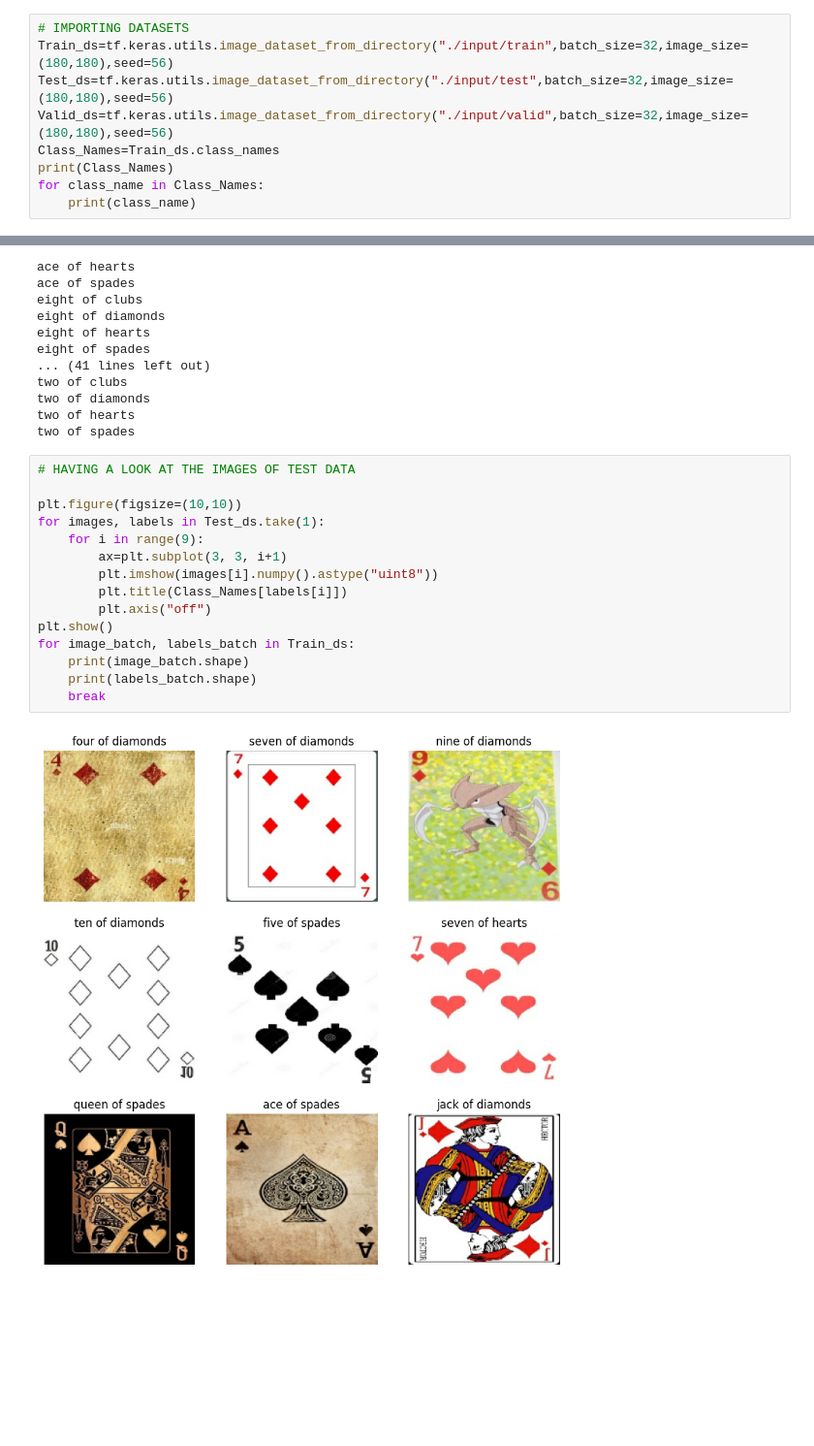
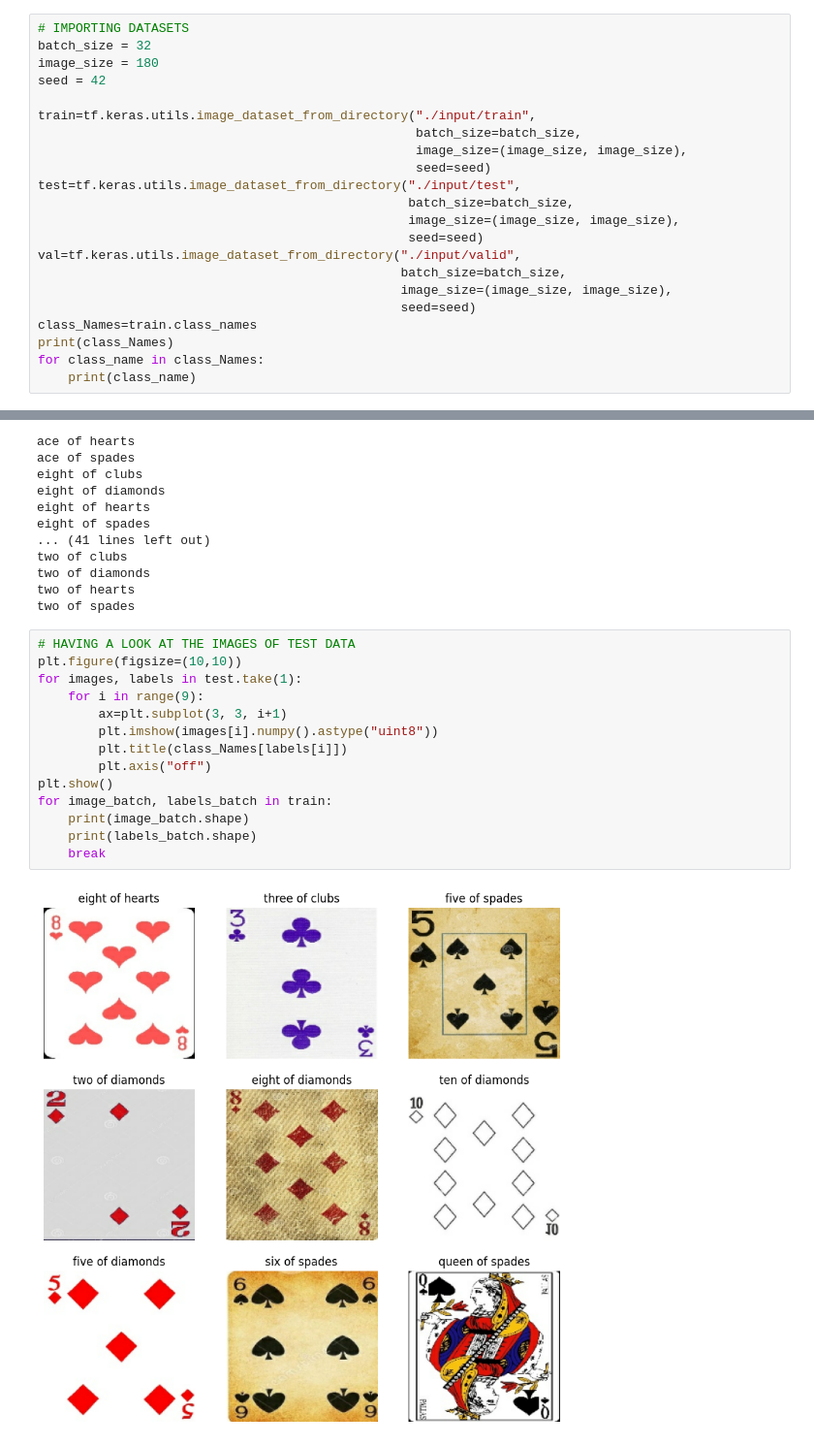
Before and after one commit to Hlebnica/WorkshopOnProfessionalActivities7Semester, a Jupyter notebook: ComputerVision/CardsImageClassification.ipynb, the cells around one changed output, grey strips where cells are left out. Shown at 97% size. Drawn from its saved outputs; the diff is of its cells as text; blank space fills up the shorter version.

```diff
--- a/ComputerVision/CardsImageClassification.ipynb
+++ b/ComputerVision/CardsImageClassification.ipynb
@@ -16,12 +15,25 @@ import matplotlib.pyplot as plt
 warnings.filterwarnings('ignore')
 # %%
 # IMPORTING DATASETS
-Train_ds=tf.keras.utils.image_dataset_from_directory("./input/train",batch_size=32,image_size=(180,180),seed=56)
-Test_ds=tf.keras.utils.image_dataset_from_directory("./input/test",batch_size=32,image_size=(180,180),seed=56)
-Valid_ds=tf.keras.utils.image_dataset_from_directory("./input/valid",batch_size=32,image_size=(180,180),seed=56)
-Class_Names=Train_ds.class_names
-print(Class_Names)
-for class_name in Class_Names:
+batch_size = 32
+image_size = 180
+seed = 42
+
+train=tf.keras.utils.image_dataset_from_directory("./input/train",
+                                                  batch_size=batch_size,
+                                                  image_size=(image_size, image_size),
+                                                  seed=seed)
+test=tf.keras.utils.image_dataset_from_directory("./input/test",
+                                                 batch_size=batch_size,
+                                                 image_size=(image_size, image_size),
+                                                 seed=seed)
+val=tf.keras.utils.image_dataset_from_directory("./input/valid",
+                                                batch_size=batch_size,
+                                                image_size=(image_size, image_size),
+                                                seed=seed)
+class_Names=train.class_names
+print(class_Names)
+for class_name in class_Names:
     print(class_name)
 # %% [output]
 Found 7624 files belonging to 53 classes.
@@ -43,21 +55,20 @@ two of hearts
 two of spades
 # %%
 # HAVING A LOOK AT THE IMAGES OF TEST DATA
-
 plt.figure(figsize=(10,10))
-for images, labels in Test_ds.take(1):
+for images, labels in test.take(1):
     for i in range(9):
         ax=plt.subplot(3, 3, i+1)
         plt.imshow(images[i].numpy().astype("uint8"))
-        plt.title(Class_Names[labels[i]])
+        plt.title(class_Names[labels[i]])
         plt.axis("off")
 plt.show()
-for image_batch, labels_batch in Train_ds:
+for image_batch, labels_batch in train:
     print(image_batch.shape)
     print(labels_batch.shape)
     break
 # %% [output]
-[figure, old version]
+[figure, new version]
 (32, 180, 180, 3)
 (32,)
 # %%
```
Also changed, not shown: parts of 7 cells of this notebook, 1 other file.
